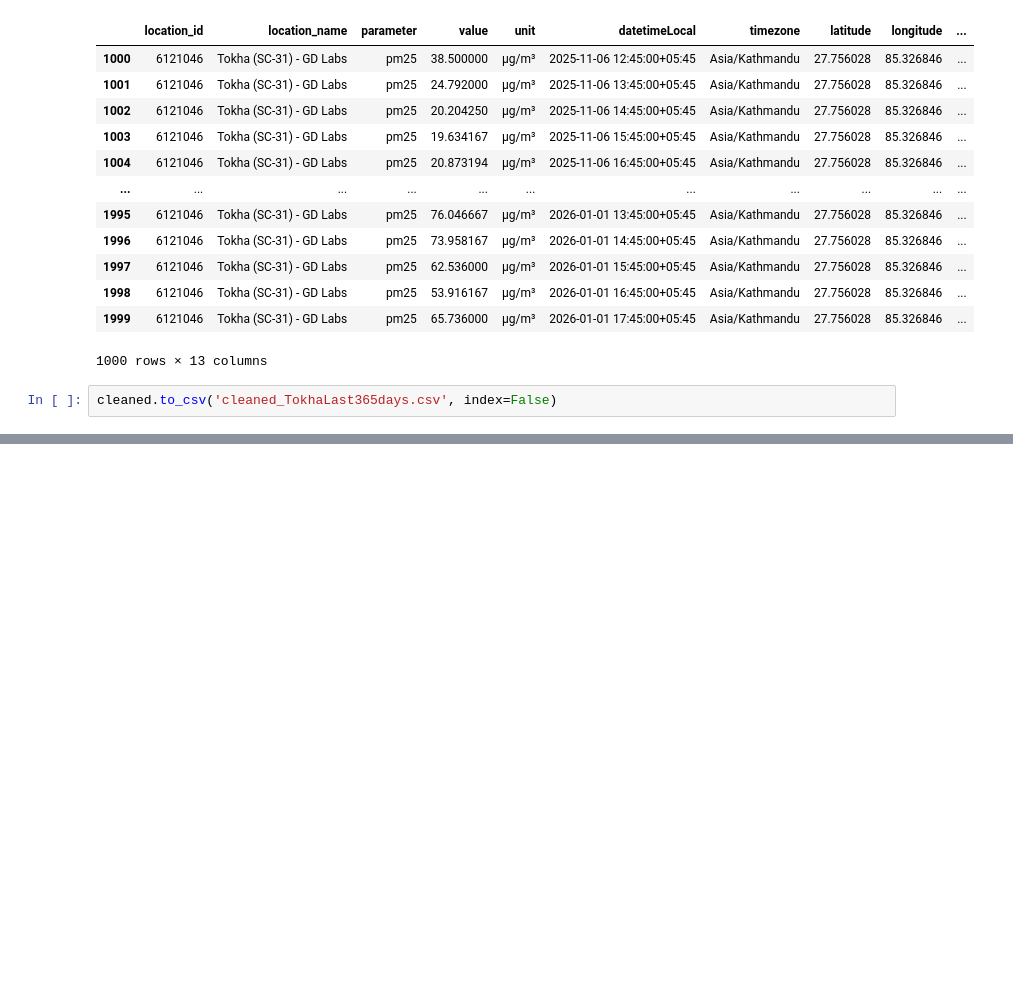
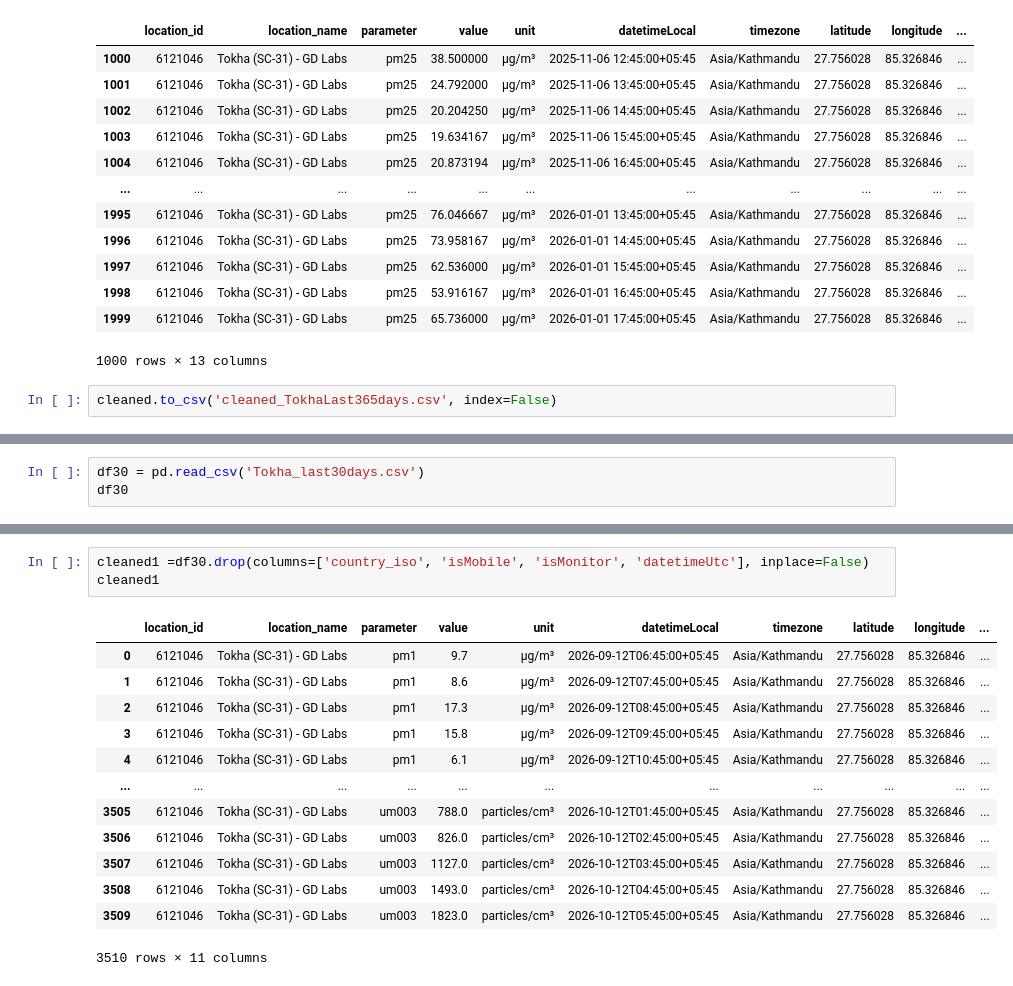
Before and after one commit to Laxmination/Kathmandu-PM2.5-Forecasting, a Jupyter notebook: OpenAQdatasetCleaning/Tokha data cleaning.ipynb, the cells around one changed output, grey strips where cells are left out. Drawn from its saved outputs; the diff is of its cells as text; blank space fills up the shorter version.

Commit message:
Tokha data cleaning last 30 days

```diff
--- a/OpenAQdatasetCleaning/Tokha data cleaning.ipynb
+++ b/OpenAQdatasetCleaning/Tokha data cleaning.ipynb
@@ -107,0 +110,3 @@ cleaned.to_csv('cleaned_TokhaLast365days.csv', index=False)
+# %%
+df30 = pd.read_csv('Tokha_last30days.csv')
+df30
@@ -107,0 +153,17 @@ cleaned.to_csv('cleaned_TokhaLast365days.csv', index=False)
+# %%
+cleaned1 =df30.drop(columns=['country_iso', 'isMobile', 'isMonitor', 'datetimeUtc'], inplace=False)
+cleaned1
+# %% [output]
+|  | location_id | location_name | parameter | value | unit | datetimeLocal | timezone | latitude | longitude | ... |
+| 0 | 6121046 | Tokha (SC-31) - GD Labs | pm1 | 9.7 | µg/m³ | 2026-09-12T06:45:00+05:45 | Asia/Kathmandu | 27.756028 | 85.326846 | ... |
+| 1 | 6121046 | Tokha (SC-31) - GD Labs | pm1 | 8.6 | µg/m³ | 2026-09-12T07:45:00+05:45 | Asia/Kathmandu | 27.756028 | 85.326846 | ... |
+| 2 | 6121046 | Tokha (SC-31) - GD Labs | pm1 | 17.3 | µg/m³ | 2026-09-12T08:45:00+05:45 | Asia/Kathmandu | 27.756028 | 85.326846 | ... |
+| 3 | 6121046 | Tokha (SC-31) - GD Labs | pm1 | 15.8 | µg/m³ | 2026-09-12T09:45:00+05:45 | Asia/Kathmandu | 27.756028 | 85.326846 | ... |
+| 4 | 6121046 | Tokha (SC-31) - GD Labs | pm1 | 6.1 | µg/m³ | 2026-09-12T10:45:00+05:45 | Asia/Kathmandu | 27.756028 | 85.326846 | ... |
+| ... | ... | ... | ... | ... | ... | ... | ... | ... | ... | ... |
+| 3505 | 6121046 | Tokha (SC-31) - GD Labs | um003 | 788.0 | particles/cm³ | 2026-10-12T01:45:00+05:45 | Asia/Kathmandu | 27.756028 | 85.326846 | ... |
+| 3506 | 6121046 | Tokha (SC-31) - GD Labs | um003 | 826.0 | particles/cm³ | 2026-10-12T02:45:00+05:45 | Asia/Kathmandu | 27.756028 | 85.326846 | ... |
+| 3507 | 6121046 | Tokha (SC-31) - GD Labs | um003 | 1127.0 | particles/cm³ | 2026-10-12T03:45:00+05:45 | Asia/Kathmandu | 27.756028 | 85.326846 | ... |
+| 3508 | 6121046 | Tokha (SC-31) - GD Labs | um003 | 1493.0 | particles/cm³ | 2026-10-12T04:45:00+05:45 | Asia/Kathmandu | 27.756028 | 85.326846 | ... |
+| 3509 | 6121046 | Tokha (SC-31) - GD Labs | um003 | 1823.0 | particles/cm³ | 2026-10-12T05:45:00+05:45 | Asia/Kathmandu | 27.756028 | 85.326846 | ... |
+3510 rows × 11 columns
```
Also changed, not shown: parts of 7 cells of this notebook, 1 other file.
